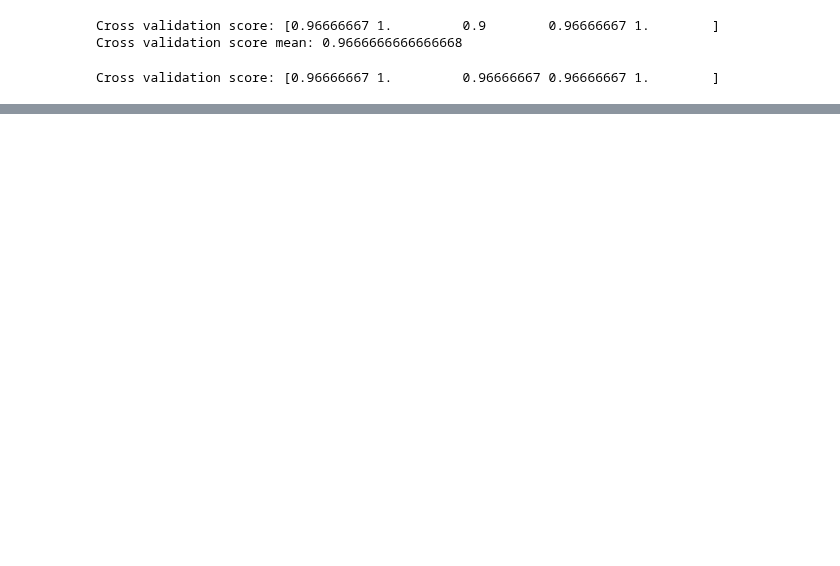
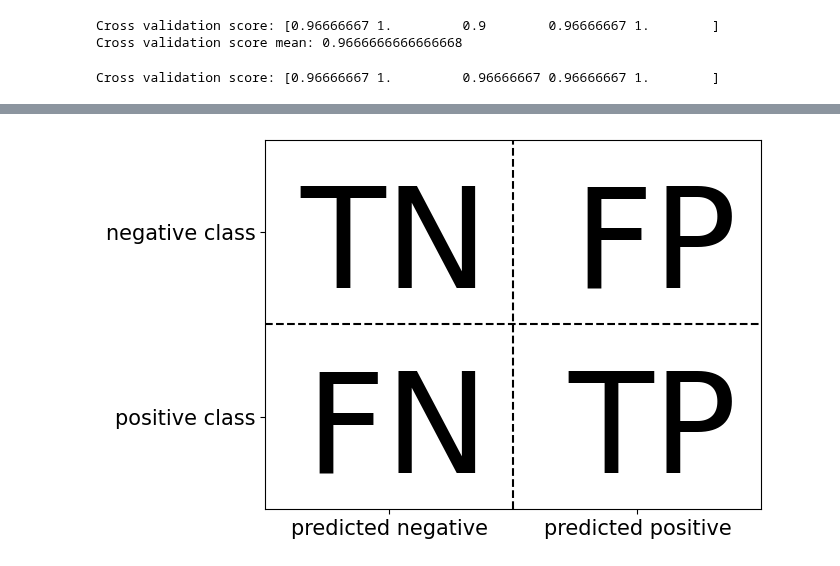
Before and after one commit to metju29/python-data-learning, a Jupyter notebook: Introduction to Machine Learning with Python book/chapter_5.ipynb, the cells around one changed output, grey strips where cells are left out. Drawn from its saved outputs; the diff is of its cells as text; code cells hidden in the pictures; blank space fills up the shorter version.

```diff
--- a/Introduction to Machine Learning with Python book/chapter_5.ipynb
+++ b/Introduction to Machine Learning with Python book/chapter_5.ipynb
@@ -355,0 +411,4 @@ Cross validation score: [0.96666667 1.         0.96666667 0.96666667 1.        ]
+# %%
+mglearn.plots.plot_binary_confusion_matrix()
+# %% [output]
+[figure, added]
```
Also changed, not shown: parts of 31 cells of this notebook.
